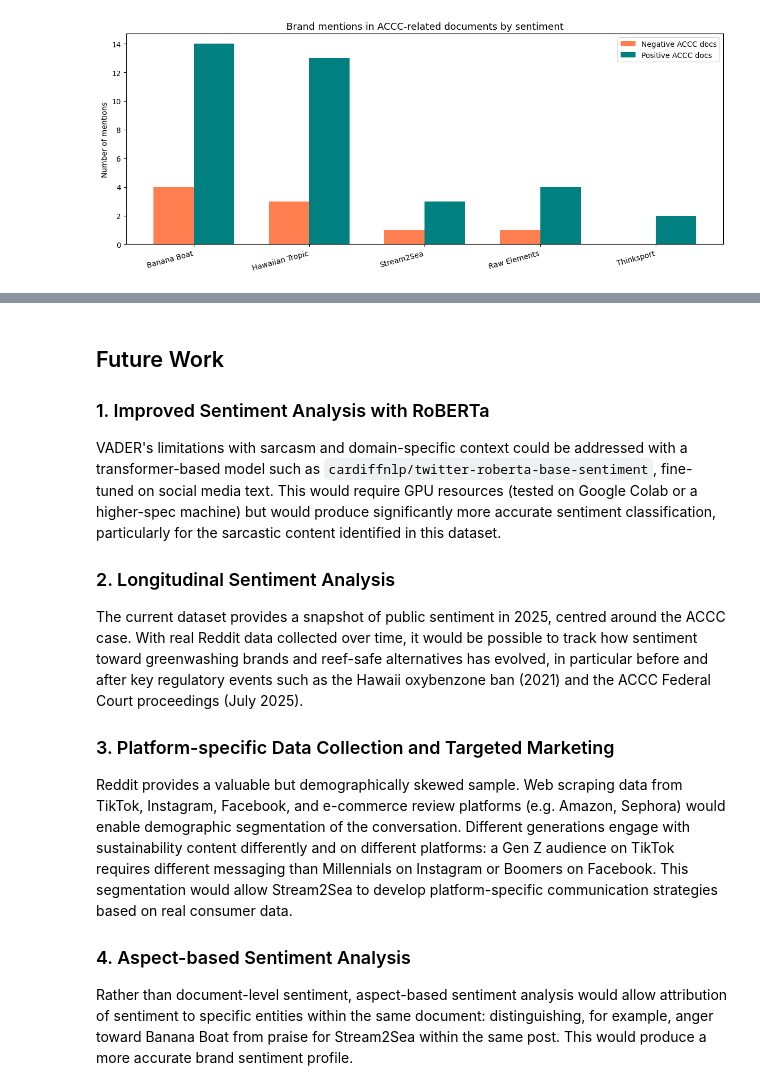
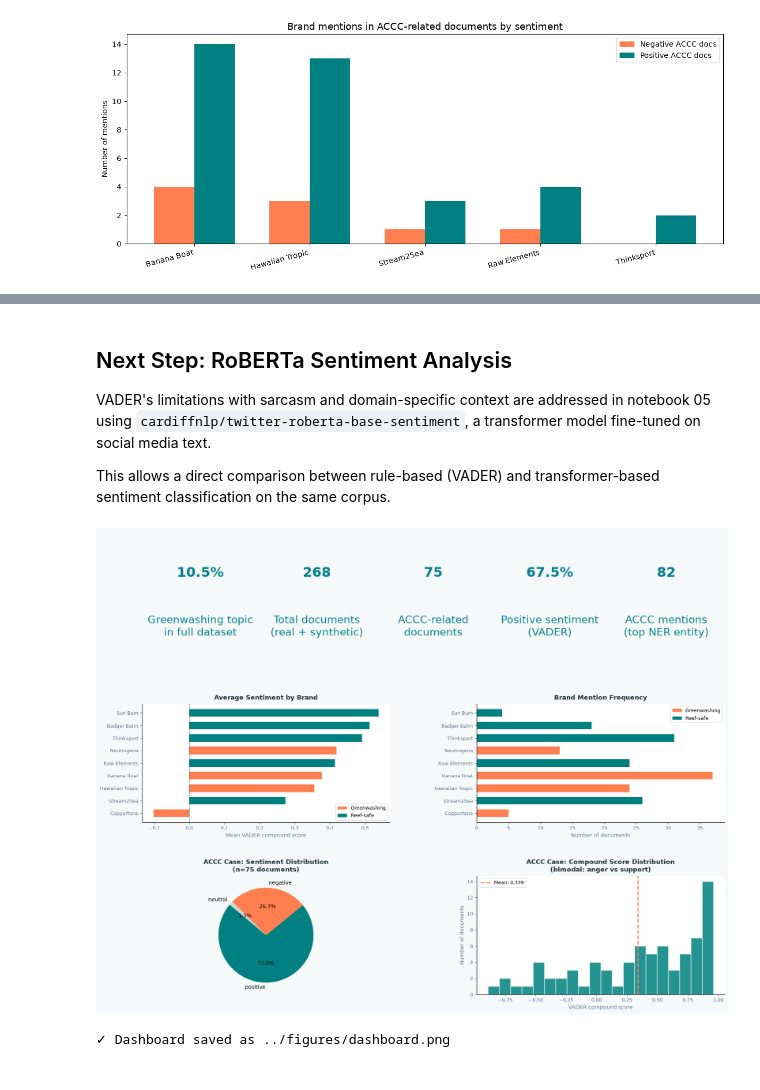
Before and after one commit to giulia-balducci/greenwashing-nlp-analysis, a Jupyter notebook: notebooks/04_sentiment_ner.ipynb, the cells around one changed output, grey strips where cells are left out. Saved outputs shown, nothing was run; the diff lists cells and outputs as text; code cells hidden in the pictures.

Commit message:
04: add markdown and comments; fix KPI counts; sentiment and NER analysis complete

```diff
--- a/notebooks/04_sentiment_ner.ipynb
+++ b/notebooks/04_sentiment_ner.ipynb
@@ -710,44 +677,12 @@ platforms would be needed to validate the strategic implications.
 # %% [markdown]
-## Future Work
+## Next Step: RoBERTa Sentiment Analysis
 
-### 1. Improved Sentiment Analysis with RoBERTa
+VADER's limitations with sarcasm and domain-specific context are addressed
+in notebook 05 using `cardiffnlp/twitter-roberta-base-sentiment`,
+a transformer model fine-tuned on social media text.
 
-VADER's limitations with sarcasm and domain-specific context could be
-addressed with a transformer-based model such as
-`cardiffnlp/twitter-roberta-base-sentiment`, fine-tuned on social media
-text. This would require GPU resources (tested on Google Colab or a
-higher-spec machine) but would produce significantly more accurate
-sentiment classification, particularly for the sarcastic content
-identified in this dataset.
-
-### 2. Longitudinal Sentiment Analysis
-
-The current dataset provides a snapshot of public sentiment in 2025,
-centred around the ACCC case. With real Reddit data collected over time,
-it would be possible to track how sentiment toward greenwashing brands
-and reef-safe alternatives has evolved, in particular before and after
-key regulatory events such as the Hawaii oxybenzone ban (2021) and the
-ACCC Federal Court proceedings (July 2025).
-
-### 3. Platform-specific Data Collection and Targeted Marketing
-
-Reddit provides a valuable but demographically skewed sample.
-Web scraping data from TikTok, Instagram, Facebook, and e-commerce
-review platforms (e.g. Amazon, Sephora) would enable demographic
-segmentation of the conversation. Different generations engage with
-sustainability content differently and on different platforms:
-a Gen Z audience on TikTok requires different messaging than
-Millennials on Instagram or Boomers on Facebook.
-This segmentation would allow Stream2Sea to develop platform-specific
-communication strategies based on real consumer data.
-
-### 4. Aspect-based Sentiment Analysis
-
-Rather than document-level sentiment, aspect-based sentiment analysis
-would allow attribution of sentiment to specific entities within the
-same document: distinguishing, for example, anger toward Banana Boat
-from praise for Stream2Sea within the same post. This would produce
-a more accurate brand sentiment profile.
+This allows a direct comparison between rule-based (VADER) and
+transformer-based sentiment classification on the same corpus.
 # %%
 import matplotlib.pyplot as plt
 import matplotlib.gridspec as gridspec
@@ -766,9 +701,9 @@ ax_kpi.axis('off')
 
 kpis = [
     ("10.5%", "Greenwashing topic\nin full dataset"),
-    ("287", "Total documents\n(real + synthetic)"),
+    ("268", "Total documents\n(real + synthetic)"),
     ("75", "ACCC-related\ndocuments"),
-    ("65.9%", "Positive sentiment\n(VADER)"),
+    ("67.5%", "Positive sentiment\n(VADER)"),
     ("82", "ACCC mentions\n(top NER entity)"),
 ]
 
@@ -823,31 +758,34 @@ colors_pie = [pie_colors[s] for s in sentiment_counts.index]
 
 ax3.pie(sentiment_counts.values,
         labels=sentiment_counts.index,
         autopct='%1.1f%%',
         colors=colors_pie,
         startangle=140,
         textprops={'fontsize': 10})
 ax3.set_title('ACCC Case: Sentiment Distribution\n(n=75 documents)',
               fontsize=12, fontweight='bold', color='#1A2E35', pad=8)
 
 # ── ACCC HISTOGRAM ────────────────────────────────────────────────
 ax4 = fig.add_subplot(gs[2, 1])
 ax4.set_facecolor('white')
 
 ax4.hist(df_accc['sentiment_score'], bins=20,
          color='teal', edgecolor='white', alpha=0.85)
 ax4.axvline(x=df_accc['sentiment_score'].mean(),
             color='coral', linewidth=2, linestyle='--',
             label=f"Mean: {df_accc['sentiment_score'].mean():.3f}")
 ax4.set_xlabel('VADER compound score', fontsize=10, color='#64748B')
 ax4.set_ylabel('Number of documents', fontsize=10, color='#64748B')
-ax4.set_title('ACCC Case: Compound Score Distribution\n(bimodal — anger vs support)',
+ax4.set_title('ACCC Case: Compound Score Distribution\n(bimodal: anger vs support)',
               fontsize=12, fontweight='bold', color='#1A2E35', pad=8)
 ax4.spines[['top', 'right']].set_visible(False)
 ax4.tick_params(colors='#64748B', labelsize=9)
 ax4.legend(fontsize=9)
 
 plt.savefig('../figures/dashboard.png', dpi=150, bbox_inches='tight',
             facecolor='#F5F9FA')
 plt.show()
 print("✓ Dashboard saved as ../figures/dashboard.png")
+# %% [output]
+[figure, added]
+✓ Dashboard saved as ../figures/dashboard.png
```
Also changed, not shown: parts of 22 cells of this notebook, 1 other file.
